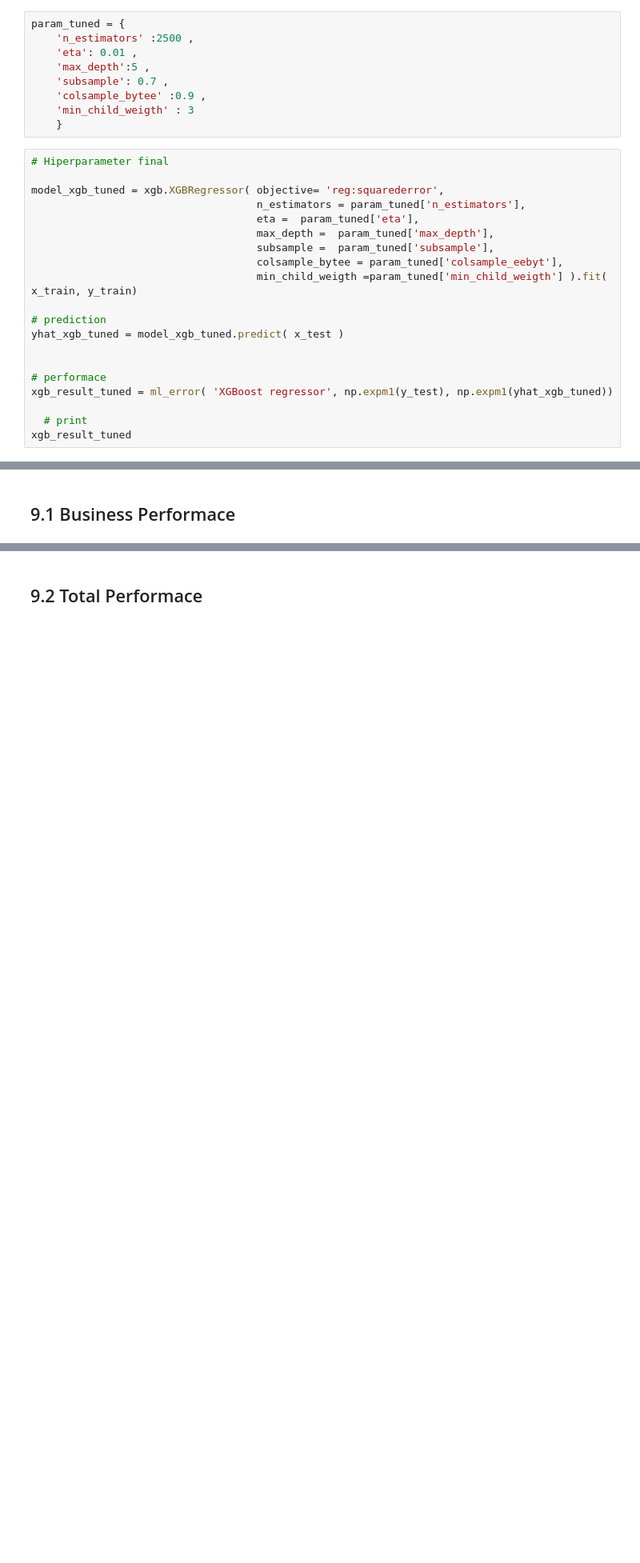
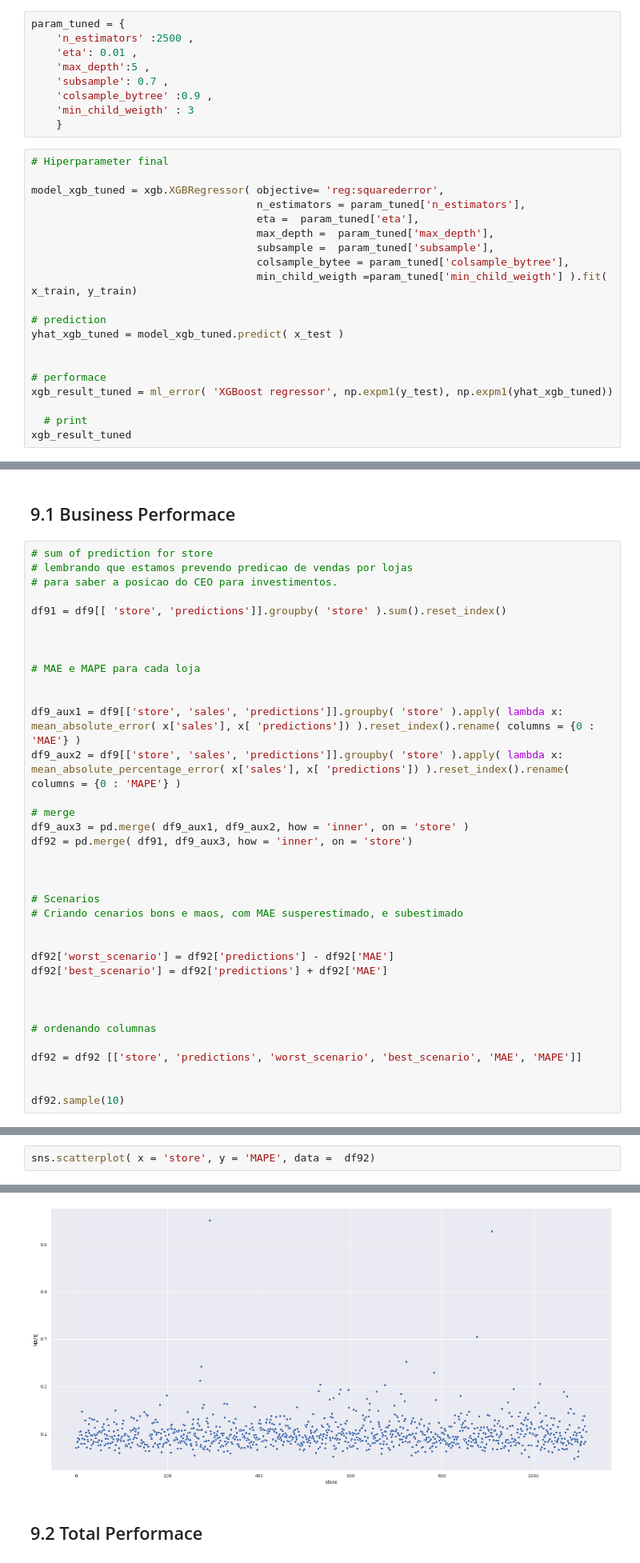
Before and after one commit to franciscofijamo/rossman_predict, a Jupyter notebook: Copy_of_v01_store_sales_prediction.ipynb, the cells around one changed output, grey strips where cells are left out. Shown at 80% size. Cells and saved outputs as stored; diff of their text form; blank space fills up the shorter version.

```diff
--- a/Copy_of_v01_store_sales_prediction.ipynb
+++ b/Copy_of_v01_store_sales_prediction.ipynb
@@ -1497,7 +1482,7 @@ param_tuned = {
     'eta': 0.01 ,
     'max_depth':5 ,
     'subsample': 0.7 ,
-    'colsample_bytee' :0.9 ,
+    'colsample_bytree' :0.9 ,
     'min_child_weigth' : 3
     }
 # %%
@@ -1508,7 +1493,7 @@ model_xgb_tuned = xgb.XGBRegressor( objective= 'reg:squarederror',
                                     eta =  param_tuned['eta'],
                                     max_depth =  param_tuned['max_depth'],
                                     subsample =  param_tuned['subsample'],
-                                    colsample_bytee = param_tuned['colsample_eebyt'],
+                                    colsample_bytee = param_tuned['colsample_bytree'],
                                     min_child_weigth =param_tuned['min_child_weigth'] ).fit( x_train, y_train)
 
 # prediction
@@ -1591,2 +1584,38 @@ df9['predictions'] = np.expm1(yhat_xgb_tuned )
 # %% [markdown]
 ## 9.1 Business Performace
+# %%
+# sum of prediction for store
+# lembrando que estamos prevendo predicao de vendas por lojas
+# para saber a posicao do CEO para investimentos.
+
+df91 = df9[[ 'store', 'predictions']].groupby( 'store' ).sum().reset_index()
+
+
+
+# MAE e MAPE para cada loja
+
+
+df9_aux1 = df9[['store', 'sales', 'predictions']].groupby( 'store' ).apply( lambda x: mean_absolute_error( x['sales'], x[ 'predictions']) ).reset_index().rename( columns = {0 : 'MAE'} )
+df9_aux2 = df9[['store', 'sales', 'predictions']].groupby( 'store' ).apply( lambda x: mean_absolute_percentage_error( x['sales'], x[ 'predictions']) ).reset_index().rename( columns = {0 : 'MAPE'} )
+
+# merge
+df9_aux3 = pd.merge( df9_aux1, df9_aux2, how = 'inner', on = 'store' )
+df92 = pd.merge( df91, df9_aux3, how = 'inner', on = 'store')
+
+
+
+# Scenarios
+# Criando cenarios bons e maos, com MAE susperestimado, e subestimado
+
+
+df92['worst_scenario'] = df92['predictions'] - df92['MAE']
+df92['best_scenario'] = df92['predictions'] + df92['MAE']
+
+
+
+# ordenando columnas
+
+df92 = df92 [['store', 'predictions', 'worst_scenario', 'best_scenario', 'MAE', 'MAPE']]
+
+
+df92.sample(10)
@@ -1592,0 +1648,3 @@ df9['predictions'] = np.expm1(yhat_xgb_tuned )
+# %%
+sns.scatterplot( x = 'store', y = 'MAPE', data =  df92)
+# %% [output]
@@ -1593,2 +1652,3 @@ df9['predictions'] = np.expm1(yhat_xgb_tuned )
+[figure, added]
 # %% [markdown]
 ## 9.2 Total Performace
```
Also changed, not shown: parts of 18 cells of this notebook.
